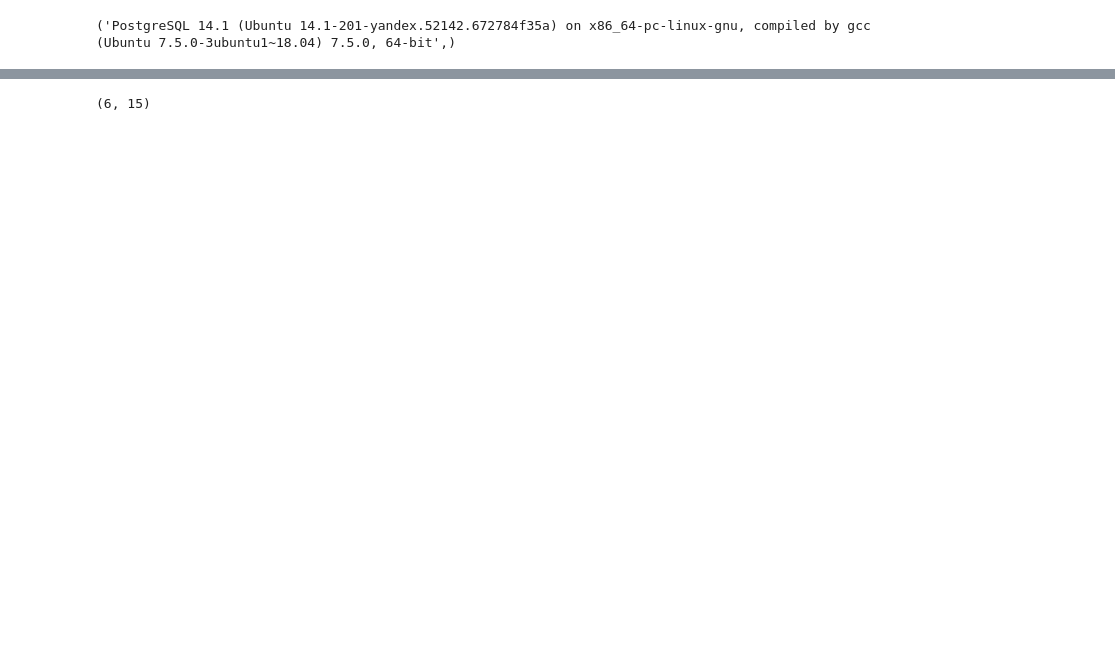
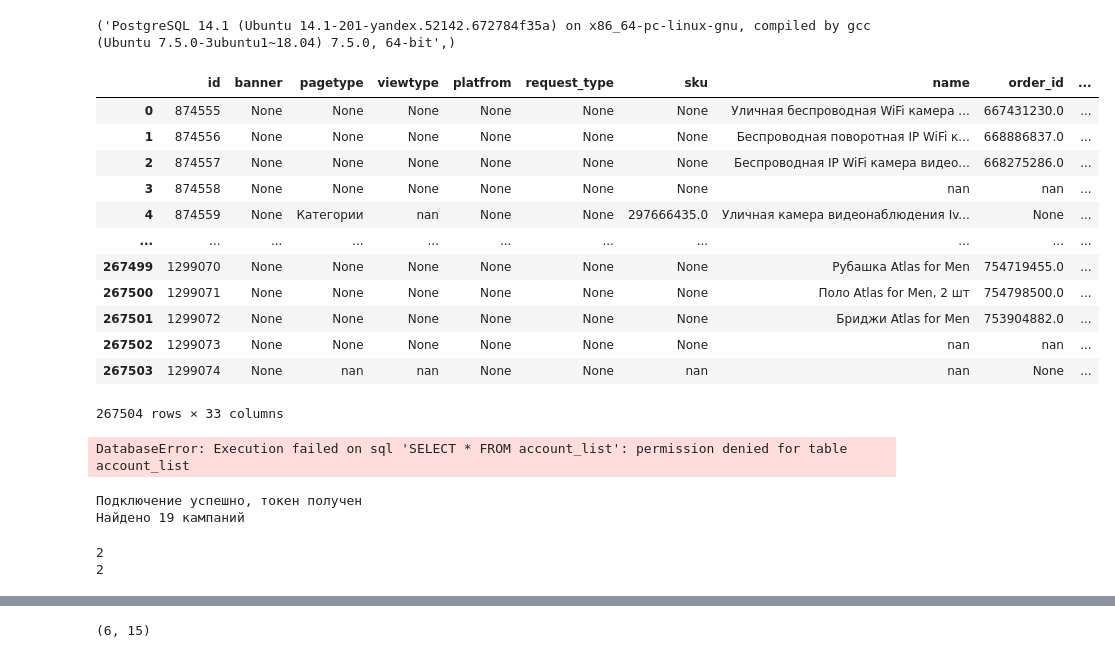
Before and after one commit to FED32/ozon_perf_parser, a Jupyter notebook: Files_processing.ipynb, the cells around one changed output, grey strips where cells are left out. Drawn from its saved outputs; the diff is of its cells as text; code cells hidden in the pictures; blank space fills up the shorter version.

```diff
--- a/Files_processing.ipynb
+++ b/Files_processing.ipynb
@@ -14,2 +26,11 @@ import psycopg2
+# %%
+# параметры подключения к БД
+db_access = """host=rc1b-itt1uqz8cxhs0c3d.mdb.yandexcloud.net\
+            port=6432\
+            sslmode=verify-full\
+            dbname=market_db\
+            user=sfedyusnin\
+            password=Qazwsx123Qaz\
+            target_session_attrs=read-write"""
 # %%
 # проверка доступа к БД
@@ -31,3 +43,9 @@ print(q.fetchone())
 conn.close()
 # %% [output]
 ('PostgreSQL 14.1 (Ubuntu 14.1-201-yandex.52142.672784f35a) on x86_64-pc-linux-gnu, compiled by gcc (Ubuntu 7.5.0-3ubuntu1~18.04) 7.5.0, 64-bit',)
+# %%
+# необходимые запросы к БД
+api_keys_resp = 'SELECT * FROM account_list'
+keys_dt_cols_resp = "SELECT COLUMN_NAME FROM INFORMATION_SCHEMA.COLUMNS WHERE TABLE_NAME = 'account_list'"
+an_dt_resp = 'SELECT * FROM analitics_data2'
+an_dt_cols_resp = "SELECT COLUMN_NAME FROM INFORMATION_SCHEMA.COLUMNS WHERE TABLE_NAME = 'analitics_data2'"
@@ -33,0 +68,2 @@ conn.close()
+# %%
+an_data = pd.read_sql(an_dt_resp, psycopg2.connect(db_access))
@@ -33,0 +73,16 @@ conn.close()
+# %%
+an_data
+# %% [output]
+|  | id | banner | pagetype | viewtype | platfrom | request_type | sku | name | order_id | ... |
+| 0 | 874555 | None | None | None | None | None | None | Уличная беспроводная WiFi камера ... | 667431230.0 | ... |
+| 1 | 874556 | None | None | None | None | None | None | Беспроводная поворотная IP WiFi к... | 668886837.0 | ... |
+| 2 | 874557 | None | None | None | None | None | None | Беспроводная IP WiFi камера видео... | 668275286.0 | ... |
+| 3 | 874558 | None | None | None | None | None | None | nan | nan | ... |
+| 4 | 874559 | None | Категории | nan | None | None | 297666435.0 | Уличная камера видеонаблюдения Iv... | None | ... |
+| ... | ... | ... | ... | ... | ... | ... | ... | ... | ... | ... |
+| 267499 | 1299070 | None | None | None | None | None | None | Рубашка Atlas for Men | 754719455.0 | ... |
+| 267500 | 1299071 | None | None | None | None | None | None | Поло Atlas for Men, 2 шт | 754798500.0 | ... |
+| 267501 | 1299072 | None | None | None | None | None | None | Бриджи Atlas for Men | 753904882.0 | ... |
+| 267502 | 1299073 | None | None | None | None | None | None | nan | nan | ... |
+| 267503 | 1299074 | None | nan | nan | None | None | nan | nan | None | ... |
+267504 rows × 33 columns
@@ -33,0 +112,4 @@ conn.close()
+# %%
+keys_dt = pd.read_sql(api_keys_resp, psycopg2.connect(db_access))
+# %% [output]
+DatabaseError: Execution failed on sql 'SELECT * FROM account_list': permission denied for table account_list
@@ -33,0 +121,11 @@ conn.close()
+# %%
+ozon = Ozon_performance(client_id, client_secret)
+# %% [output]
+Подключение успешно, токен получен
+Найдено 19 кампаний
+# %%
+print(ozon.day_lim)
+print(ozon.camp_lim)
+# %% [output]
+2
+2
```
Also changed, not shown: parts of 29 cells of this notebook.
